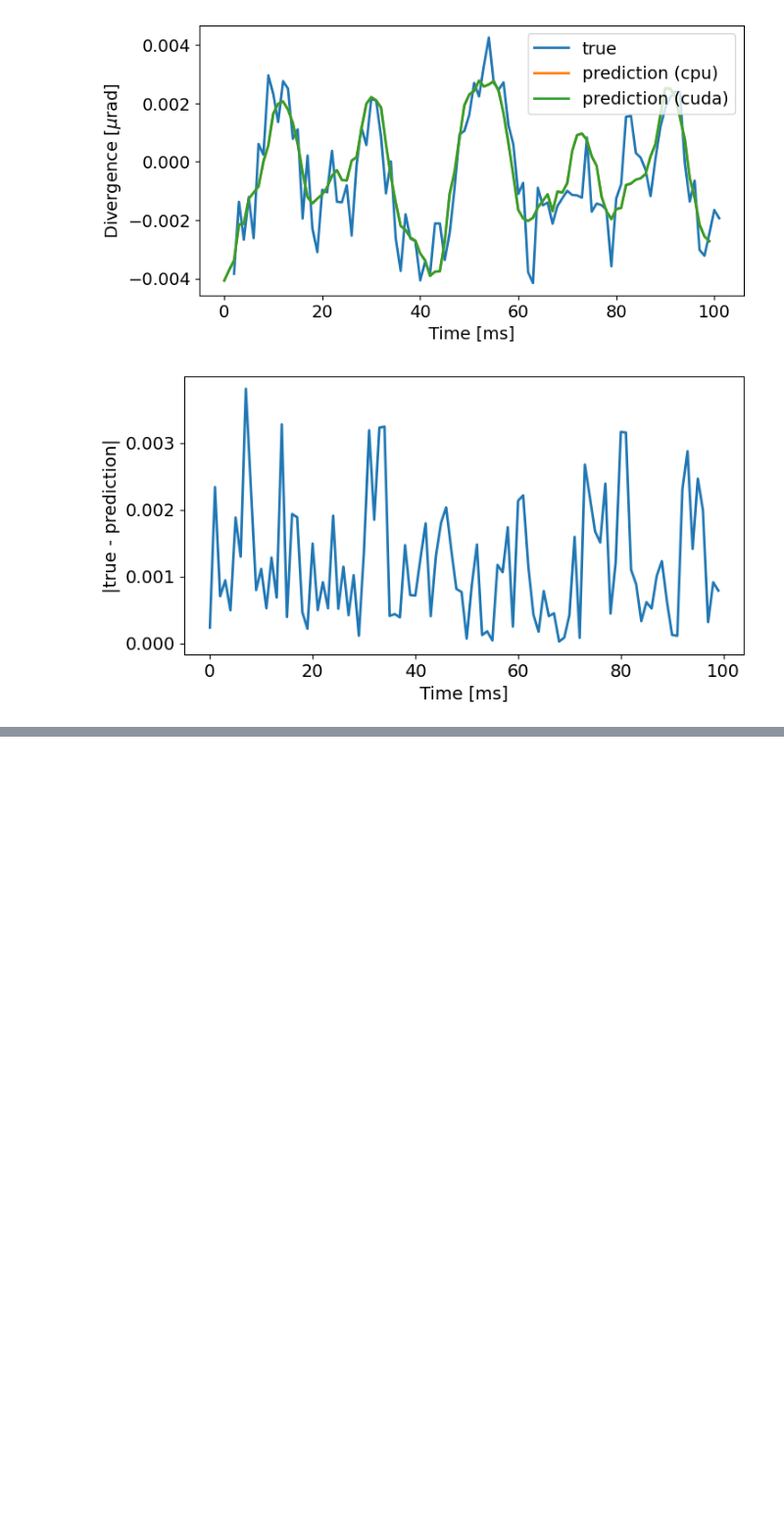
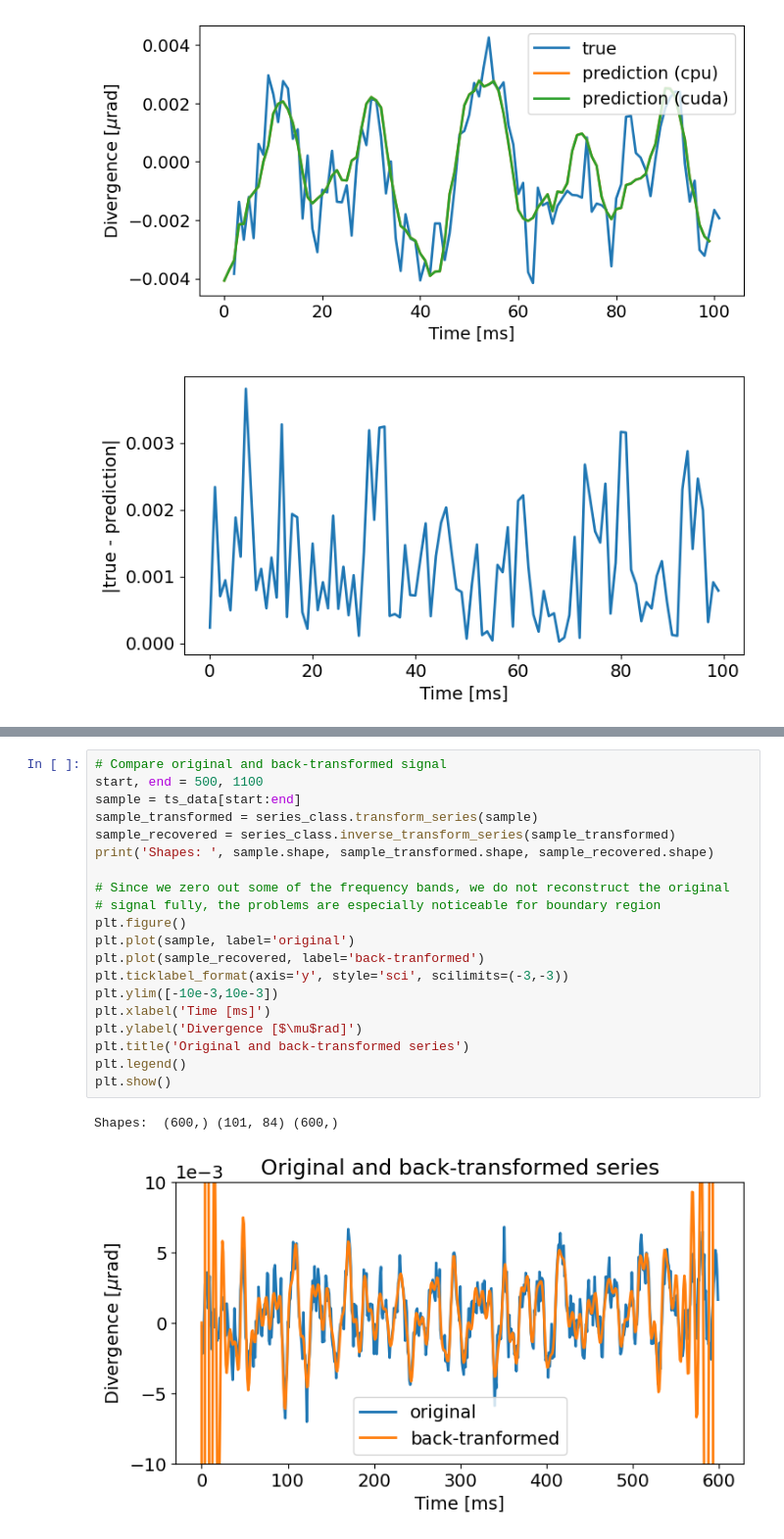
Before and after one commit to maxbalrog/laser-jitter, a Jupyter notebook: usage.ipynb, the cells around one changed output, grey strips where cells are left out. Shown at 98% size. Saved outputs shown, nothing was run; the diff lists cells and outputs as text; blank space fills up the shorter version.

```diff
--- a/usage.ipynb
+++ b/usage.ipynb
@@ -345,0 +428,23 @@ rms          : 0.001492308605604865
+# %%
+# Compare original and back-transformed signal
+start, end = 500, 1100
+sample = ts_data[start:end]
+sample_transformed = series_class.transform_series(sample)
+sample_recovered = series_class.inverse_transform_series(sample_transformed)
+print('Shapes: ', sample.shape, sample_transformed.shape, sample_recovered.shape)
+
+# Since we zero out some of the frequency bands, we do not reconstruct the original
+# signal fully, the problems are especially noticeable for boundary region
+plt.figure()
+plt.plot(sample, label='original')
+plt.plot(sample_recovered, label='back-tranformed')
+plt.ticklabel_format(axis='y', style='sci', scilimits=(-3,-3))
+plt.ylim([-10e-3,10e-3])
+plt.xlabel('Time [ms]')
+plt.ylabel('Divergence [$\mu$rad]')
+plt.title('Original and back-transformed series')
+plt.legend()
+plt.show()
+# %% [output]
+Shapes:  (600,) (101, 84) (600,)
+[figure, added]
```
Also changed, not shown: parts of 18 cells of this notebook, 2 other files.
